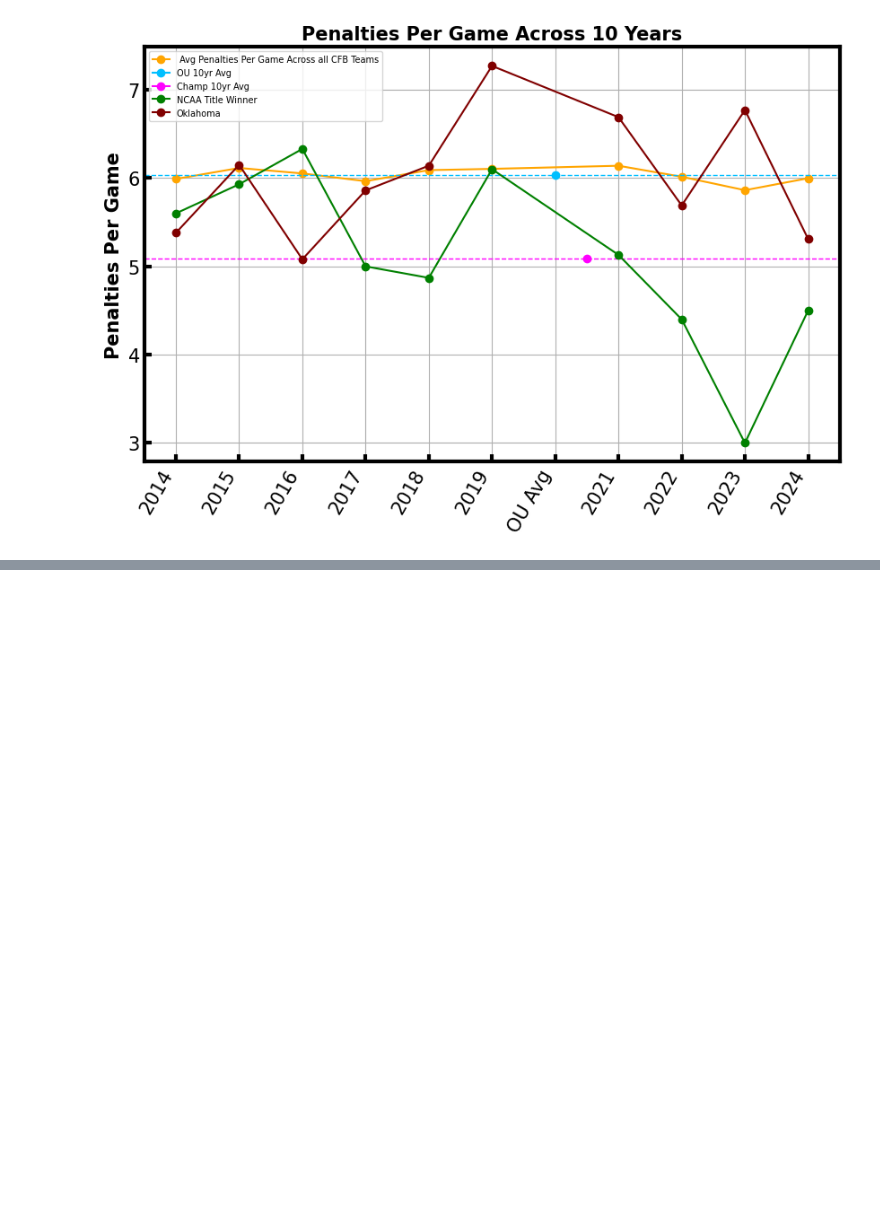
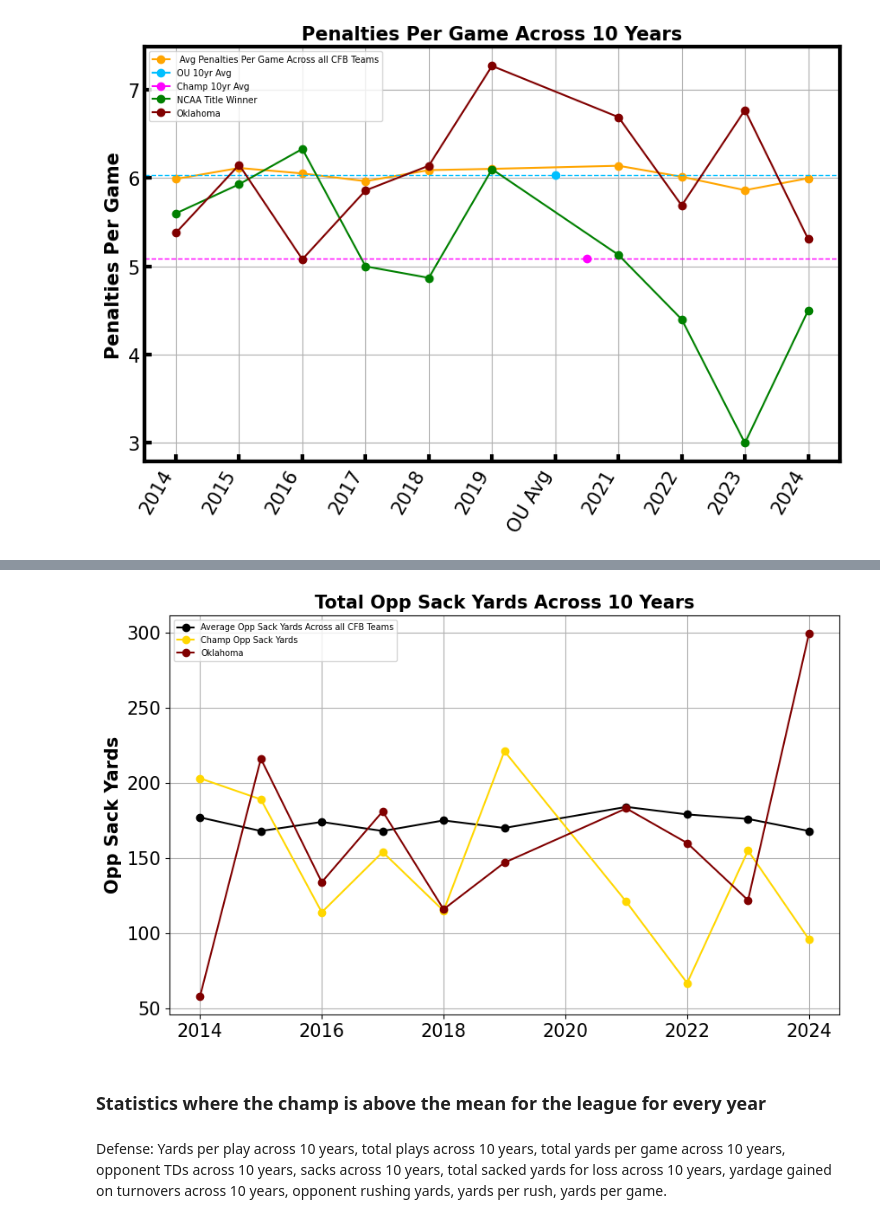
Before and after one commit to Jmo-1/Astro-Project, a Jupyter notebook: Project Code.ipynb, the cells around one changed output, grey strips where cells are left out. Drawn from its saved outputs; the diff is of its cells as text; code cells hidden in the pictures; blank space fills up the shorter version.

```diff
--- a/Project Code.ipynb
+++ b/Project Code.ipynb
@@ -1102,0 +1174,28 @@ plt.subplots_adjust(hspace=0.3) #changes the space between graphs
+# %%
+sacks = pd.read_csv('sacksallowed(Sheet1).csv')
+# %%
+fig, (ax1) = plt.subplots(1, 1, figsize=(10, 6))
+#----------------------------------------------------------------------------------------------------------------------------------------------#
+
+ax1.plot(sacks['year'], sacks['opp sack yds'], marker='o', label='Average Opp Sack Yards Across all CFB Teams', color='black') #change label to what you want the title for the legend to be of the national avg spreadhseet you made.
+
+champx = sacks['year']
+champy = [203,189,114,154,115,221,121,67,155,96] #Not finsihed need to do
+
+ax1.plot(champx, champy, marker='o', color='gold', label='Champ Opp Sack Yards')
+
+ousacks = np.array([58,216,134,181,116,147,183,160,122,299])
+ax1.plot(sacks['year'], ousacks, color='maroon', marker='o', label='Oklahoma')
+
+ax1.set_title('Total Opp Sack Yards Across 10 Years', fontsize=15, fontweight='bold') #Title for graph
+ax1.set_ylabel('Opp Sack Yards', fontsize=15, fontweight='bold') # y - axis label
+ax1.grid(True)
+ax1.tick_params(top=False, right=False, labelsize=15)
+ax1.legend(fontsize=7)
+plt.subplots_adjust(hspace=0.3) #changes the space between graphs
+# %% [output]
+[figure, added]
+# %% [markdown]
+### Statistics where the champ is above the mean for the league for every year
+# %% [markdown]
+Defense: Yards per play across 10 years, total plays across 10 years, total yards per game across 10 years, opponent TDs across 10 years, sacks across 10 years, total sacked yards for loss across 10 years, yardage gained on turnovers across 10 years, opponent rushing yards, yards per rush, yards per game.
```
Also changed, not shown: parts of 6 cells of this notebook.
